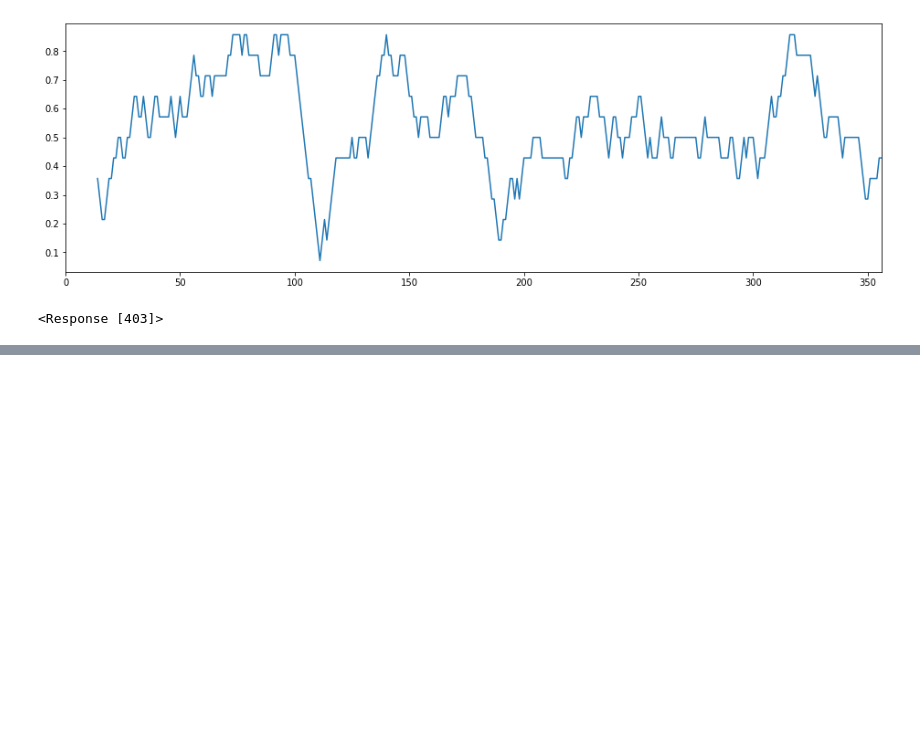
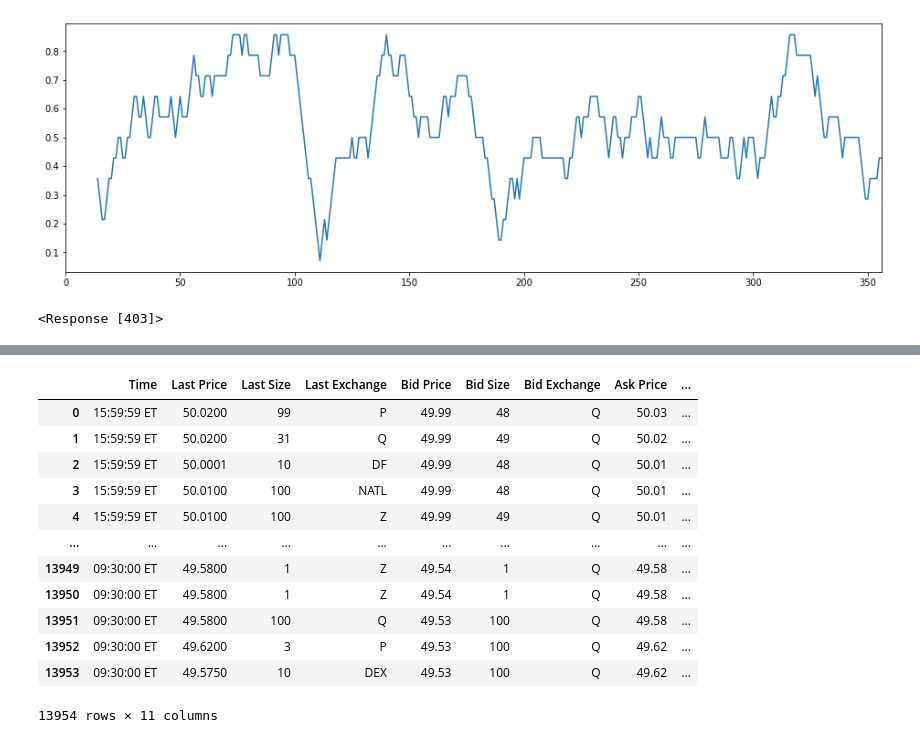
Before and after one commit to mazecore/Py_algotrader, a Jupyter notebook: TradingBot.ipynb, the cells around one changed output, grey strips where cells are left out. Cells and saved outputs as stored; diff of their text form; code cells hidden in the pictures; blank space fills up the shorter version.

```diff
--- a/TradingBot.ipynb
+++ b/TradingBot.ipynb
@@ -244,0 +285,20 @@ print(attachment)
+# %%
+tvixdata = pd.read_csv("C:/Users/Ldeezy/Desktop/git_/TRADER/tvix_December26_19-tradingHours.csv")
+
+# tvixdata[::-1]
+tvixdata.reindex(index=tvixdata.index[::-1])
+tvixdata.
+# %% [output]
+|  | Time | Last Price | Last Size | Last Exchange | Bid Price | Bid Size | Bid Exchange | Ask Price | ... |
+| 0 | 15:59:59 ET | 50.0200 | 99 | P | 49.99 | 48 | Q | 50.03 | ... |
+| 1 | 15:59:59 ET | 50.0200 | 31 | Q | 49.99 | 49 | Q | 50.02 | ... |
+| 2 | 15:59:59 ET | 50.0001 | 10 | DF | 49.99 | 48 | Q | 50.01 | ... |
+| 3 | 15:59:59 ET | 50.0100 | 100 | NATL | 49.99 | 48 | Q | 50.01 | ... |
+| 4 | 15:59:59 ET | 50.0100 | 100 | Z | 49.99 | 49 | Q | 50.01 | ... |
+| ... | ... | ... | ... | ... | ... | ... | ... | ... | ... |
+| 13949 | 09:30:00 ET | 49.5800 | 1 | Z | 49.54 | 1 | Q | 49.58 | ... |
+| 13950 | 09:30:00 ET | 49.5800 | 1 | Z | 49.54 | 1 | Q | 49.58 | ... |
+| 13951 | 09:30:00 ET | 49.5800 | 100 | Q | 49.53 | 100 | Q | 49.58 | ... |
+| 13952 | 09:30:00 ET | 49.6200 | 3 | P | 49.53 | 100 | Q | 49.62 | ... |
+| 13953 | 09:30:00 ET | 49.5750 | 10 | DEX | 49.53 | 100 | Q | 49.62 | ... |
+13954 rows × 11 columns
```
Also changed, not shown: parts of 6 cells of this notebook, 4 other files.
